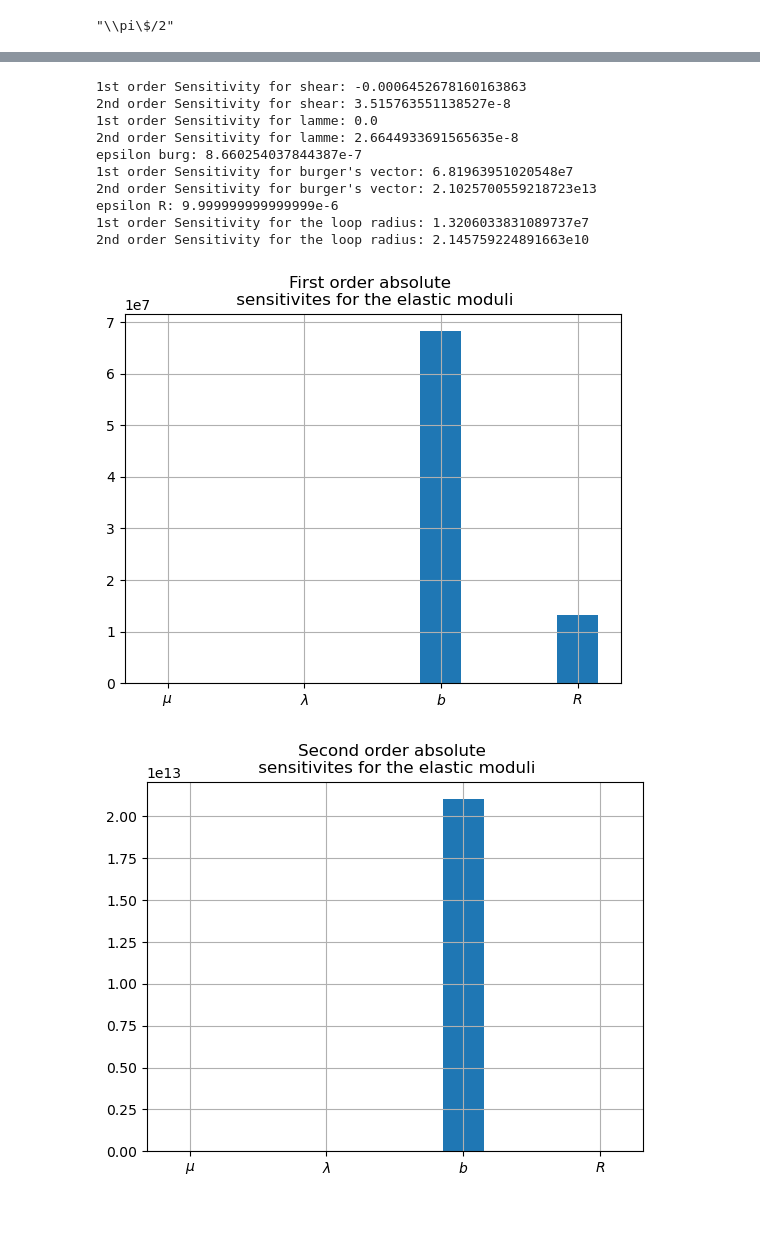
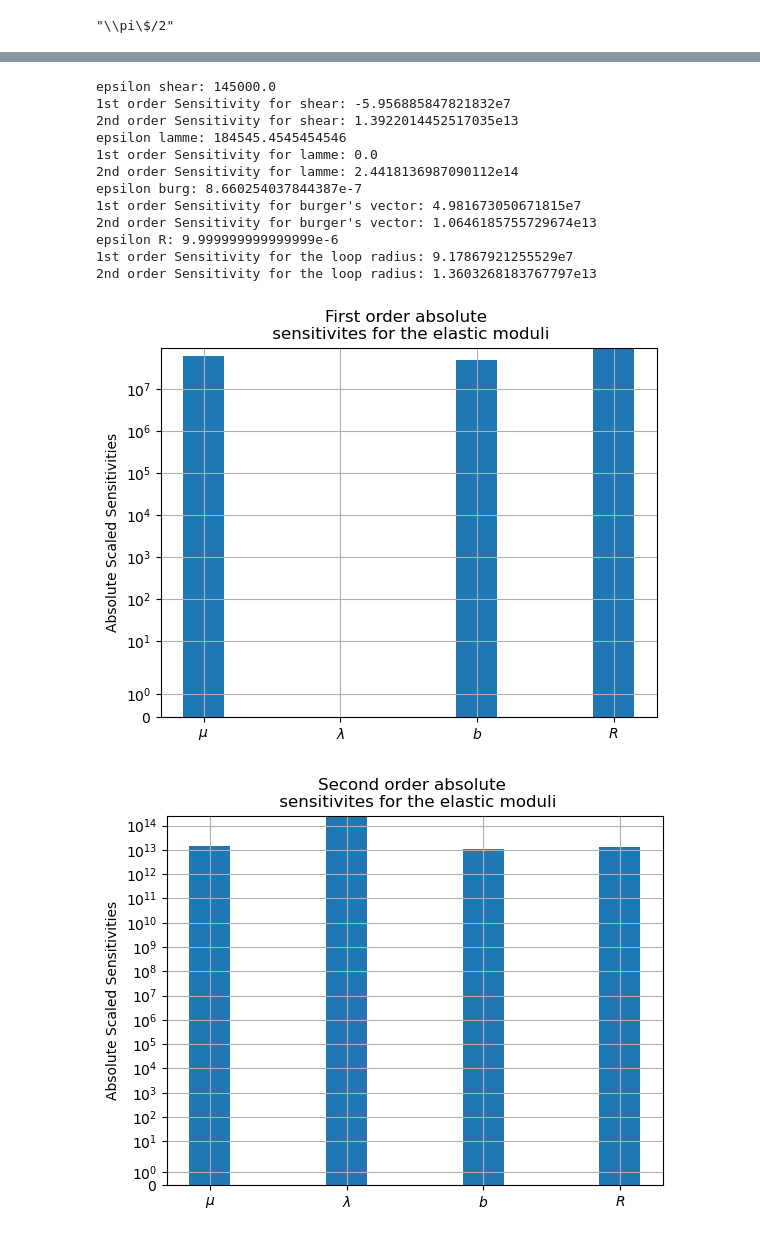
Before and after one commit to josephDuque/PHDYear1SummerProject, a Jupyter notebook: AnisotropicGreenFunction.ipynb, the cells around one changed output, grey strips where cells are left out. Cells and saved outputs as stored; diff of their text form; code cells hidden in the pictures.

```diff
--- a/AnisotropicGreenFunction.ipynb
+++ b/AnisotropicGreenFunction.ipynb
@@ -1437,7 +1439,9 @@ R = 10*a;
 
 # Prismatic dislocation:
 burgers = 1/2 * [1.0; 1.0; 1.0] * a;
-nu = [1.0, 1.0, 0.0];
+nu_1 = [1.0, 1.0, 0.0];
+#Normal unit vector:
+nu = nu_1 / norm(nu_1);
 # Fixed position:
 x = [1*a; 1*a; 20*a];
 
@@ -1471,7 +1475,7 @@ strain_m = calculate_jacobian(u_disp_green, x, C3D_m, burgers, nu, R, delta_x, 3
 strain_0 = calculate_jacobian(u_disp_green, x, C3D_0, burgers, nu, R, delta_x, 30);
 stress_p = hookes_law(strain_p, C3D_p);
 stress_m = hookes_law(strain_m, C3D_m);
-stress_0 = hookes_law(strain_0, C3D_m);
+stress_0 = hookes_law(strain_0, C3D_0);
 maxP_p = eigmax(stress_p);
 maxP_m = eigmax(stress_m);
 maxP_0 = eigmax(stress_0);
@@ -1479,8 +1483,8 @@ minP_p = eigmin(stress_p);
 minP_m = eigmin(stress_m);
 minP_0 = eigmin(stress_0);
 
-maxP_sensitivity1_shear = first_order_sensitivity(maxP_p, maxP_m, 1e-6*μ_0);
-maxP_sensitivity2_shear = second_order_sensitivity(maxP_p, maxP_m, maxP_0, 1e-6*μ_0);
+maxP_sensitivity1_shear = μ_0*first_order_sensitivity(maxP_p, maxP_m, 1e-6*μ_0);
+maxP_sensitivity2_shear =  μ_0^2*second_order_sensitivity(maxP_p, maxP_m, maxP_0, 1e-6*μ_0);
 
 print("epsilon shear: ", 1e-6*μ_0, "\n");
 
@@ -1511,7 +1515,7 @@ strain_m = calculate_jacobian(u_disp_green, x, C3D_m, burgers, nu, R, delta_x, 3
 strain_0 = calculate_jacobian(u_disp_green, x, C3D_0, burgers, nu, R, delta_x, 30);
 stress_p = hookes_law(strain_p, C3D_p);
 stress_m = hookes_law(strain_m, C3D_m);
-stress_0 = hookes_law(strain_0, C3D_m);
+stress_0 = hookes_law(strain_0, C3D_0);
 maxP_p = eigmax(stress_p);
 maxP_m = eigmax(stress_m);
 maxP_0 = eigmax(stress_0);
@@ -1519,8 +1523,8 @@ minP_p = eigmin(stress_p);
 minP_m = eigmin(stress_m);
 minP_0 = eigmin(stress_0);
 
-maxP_sensitivity1_lamme = first_order_sensitivity(maxP_p, maxP_m, 1e-6*λ_0);
-maxP_sensitivity2_lamme = second_order_sensitivity(maxP_p, maxP_m, maxP_0, 1e-6*λ_0);
+maxP_sensitivity1_lamme = λ_0*first_order_sensitivity(maxP_p, maxP_m, 1e-6*λ_0);
+maxP_sensitivity2_lamme = λ_0^2*second_order_sensitivity(maxP_p, maxP_m, maxP_0, 1e-6*λ_0);
 
 print("epsilon lamme: ", 1e-6*λ_0, "\n");
 
@@ -1560,8 +1564,8 @@ minP_p = eigmin(stress_p);
 minP_m = eigmin(stress_m);
 minP_0 = eigmin(stress_0);
 
-maxP_sensitivity1_burg = first_order_sensitivity_vec(maxP_p, maxP_m, burgersEps);
-maxP_sensitivity2_burg = second_order_sensitivity_vec(maxP_p, maxP_m, maxP_0, burgersEps);
+maxP_sensitivity1_burg = norm(burgers)*first_order_sensitivity_vec(maxP_p, maxP_m, burgersEps);
+maxP_sensitivity2_burg = norm(burgers)^2*second_order_sensitivity_vec(maxP_p, maxP_m, maxP_0, burgersEps);
 
 print("epsilon burg: ", norm(burgersEps), "\n");
 
@@ -1601,41 +1605,46 @@ minP_p = eigmin(stress_p);
 minP_m = eigmin(stress_m);
 minP_0 = eigmin(stress_0);
 
-maxP_sensitivity1_R = first_order_sensitivity(maxP_p, maxP_m, R_eps);
-maxP_sensitivity2_R = second_order_sensitivity(maxP_p, maxP_m, maxP_0, R_eps);
+maxP_sensitivity1_R = R*first_order_sensitivity(maxP_p, maxP_m, R_eps);
+maxP_sensitivity2_R = R^2*second_order_sensitivity(maxP_p, maxP_m, maxP_0, R_eps);
 
 print("epsilon R: ", R_eps, "\n");
 
 print("1st order Sensitivity for the loop radius: ", maxP_sensitivity1_R, "\n");
 print("2nd order Sensitivity for the loop radius: ", maxP_sensitivity2_R, "\n");
 # %% [output]
-1st order Sensitivity for shear: -0.0006452678160163863
-2nd order Sensitivity for shear: 3.515763551138527e-8
+epsilon shear: 145000.0
+1st order Sensitivity for shear: -5.956885847821832e7
+2nd order Sensitivity for shear: 1.3922014452517035e13
+epsilon lamme: 184545.4545454546
 1st order Sensitivity for lamme: 0.0
-2nd order Sensitivity for lamme: 2.6644933691565635e-8
+2nd order Sensitivity for lamme: 2.4418136987090112e14
 epsilon burg: 8.660254037844387e-7
-1st order Sensitivity for burger's vector: 6.81963951020548e7
-2nd order Sensitivity for burger's vector: 2.1025700559218723e13
+1st order Sensitivity for burger's vector: 4.981673050671815e7
+2nd order Sensitivity for burger's vector: 1.0646185755729674e13
 epsilon R: 9.999999999999999e-6
-1st order Sensitivity for the loop radius: 1.3206033831089737e7
-2nd order Sensitivity for the loop radius: 2.145759224891663e10
+1st order Sensitivity for the loop radius: 9.17867921255529e7
+2nd order Sensitivity for the loop radius: 1.3603268183767797e13
 # %%
 # Plot first order sensitivities::
 params = [L"\mu", L"\lambda", L"$b$", L"$R$"];
 sens1 = [abs(maxP_sensitivity1_shear), abs(maxP_sensitivity1_lamme), abs(maxP_sensitivity1_burg), abs(maxP_sensitivity1_R)];
 PyPlot.bar(params, sens1, width = 0.3);
+PyPlot.ylabel("Absolute Scaled Sensitivities");
+PyPlot.yscale("symlog");
 PyPlot.title("First order absolute \n sensitivites for the elastic moduli");
 PyPlot.grid();
 PyPlot.savefig("firstOrderSensitivities.png", dpi=500);
 # %% [output]
-[figure, old version]
+[figure, new version]
 # %%
-
 # Second order:
 sens2 = [abs(maxP_sensitivity2_shear), abs(maxP_sensitivity2_lamme), abs(maxP_sensitivity2_burg), abs(maxP_sensitivity2_R)];
 PyPlot.bar(params, sens2, width=0.3);
+PyPlot.ylabel("Absolute Scaled Sensitivities");
+PyPlot.yscale("symlog");
 PyPlot.title("Second order absolute \n sensitivites for the elastic moduli");
 PyPlot.grid();
 PyPlot.savefig("secondOrderSensitivities.png", dpi=500);
 # %% [output]
-[figure, old version]
+[figure, new version]
```
Also changed, not shown: parts of 14 cells of this notebook.
